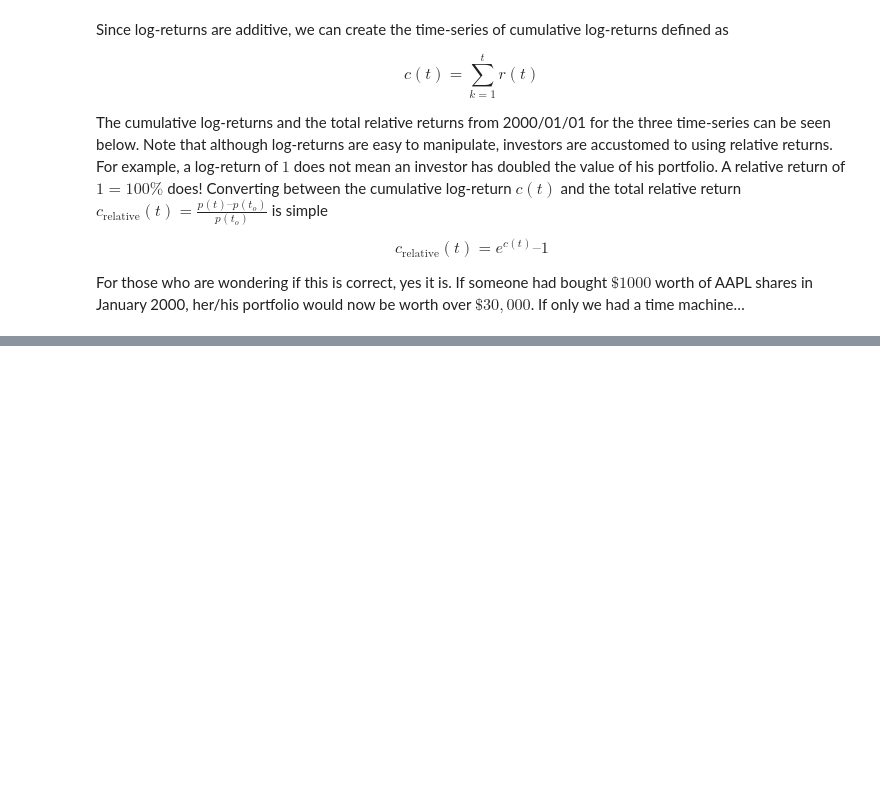
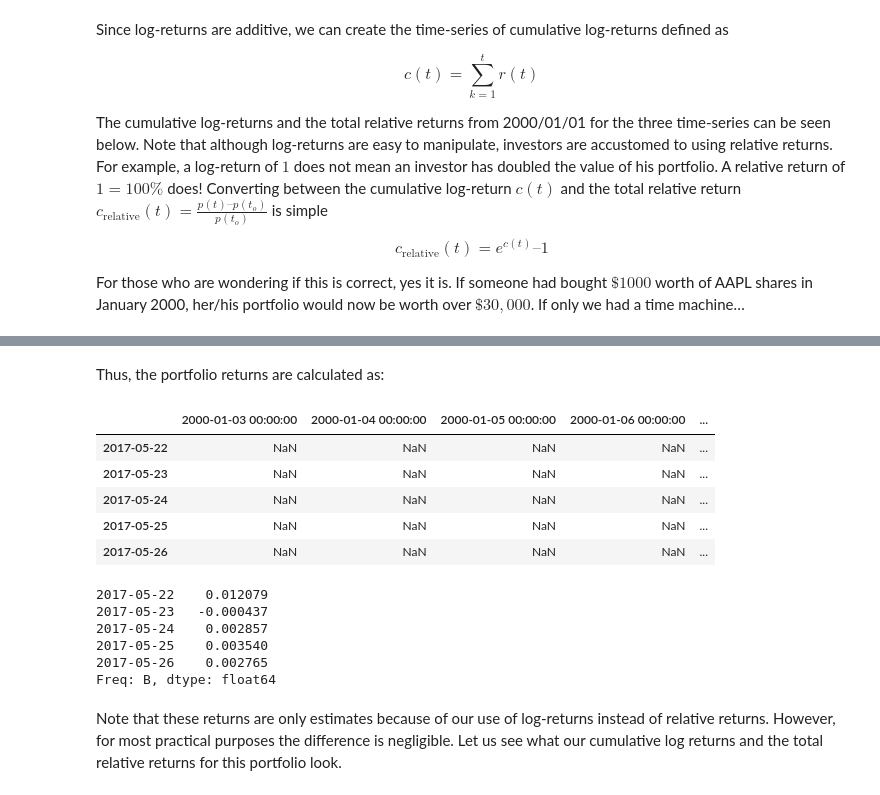
Before and after one commit to taylor-curley/rand, a Jupyter notebook: Python_For_Finance_Pt2.ipynb, the cells around one changed output, grey strips where cells are left out. Saved outputs shown, nothing was run; the diff lists cells and outputs as text; code cells hidden in the pictures; blank space fills up the shorter version.

```diff
--- a/Python_For_Finance_Pt2.ipynb
+++ b/Python_For_Finance_Pt2.ipynb
@@ -148,0 +240,3 @@ plt.show()
+# %%
+weights_matrix = pd.DataFrame(1 / 3, index=adj_close.index, columns=adj_close.columns)
+weights_matrix.tail()
@@ -148,0 +261,28 @@ plt.show()
+# %% [markdown]
+Thus, the portfolio returns are calculated as:
+# %%
+# Initially the two matrices are multiplied. Note that we are only interested in the diagonal,
+# which is where the dates in the row-index and the column-index match.
+temp_var = weights_matrix.dot(log_returns.transpose())
+temp_var.tail().ix[:, 0:5]
+# %% [output]
+|  | 2000-01-03 00:00:00 | 2000-01-04 00:00:00 | 2000-01-05 00:00:00 | 2000-01-06 00:00:00 | ... |
+| 2017-05-22 | NaN | NaN | NaN | NaN | ... |
+| 2017-05-23 | NaN | NaN | NaN | NaN | ... |
+| 2017-05-24 | NaN | NaN | NaN | NaN | ... |
+| 2017-05-25 | NaN | NaN | NaN | NaN | ... |
+| 2017-05-26 | NaN | NaN | NaN | NaN | ... |
+# %%
+# The numpy np.diag function is used to extract the diagonal and then
+# a Series is constructed using the time information from the log_returns index
+portfolio_log_returns = pd.Series(np.diag(temp_var), index=log_returns.index)
+portfolio_log_returns.tail()
+# %% [output]
+2017-05-22    0.012079
+2017-05-23   -0.000437
+2017-05-24    0.002857
+2017-05-25    0.003540
+2017-05-26    0.002765
+Freq: B, dtype: float64
+# %% [markdown]
+Note that these returns are only estimates because of our use of log-returns instead of relative returns. However, for most practical purposes the difference is negligible. Let us see what our cumulative log returns and the total relative returns for this portfolio look.
```
Also changed, not shown: parts of 17 cells of this notebook, 1 other file.
